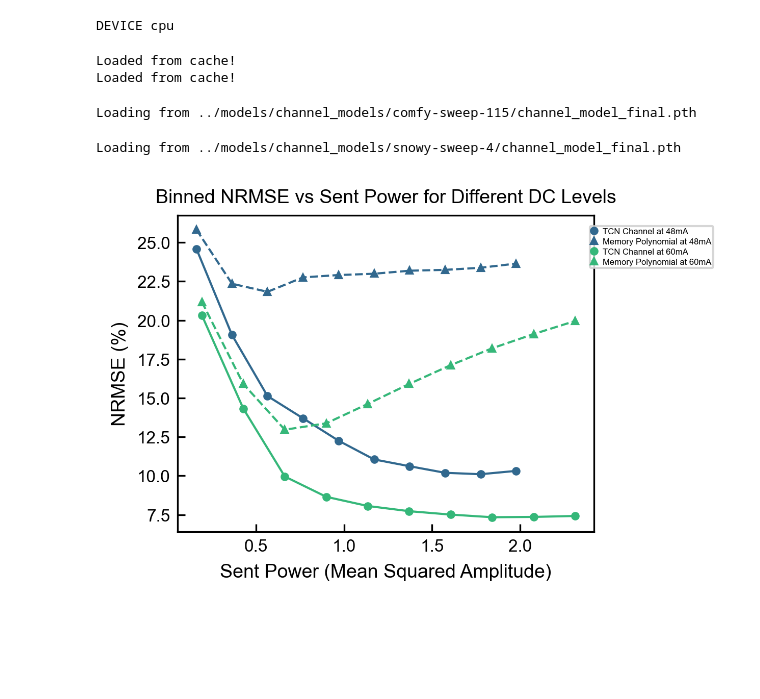
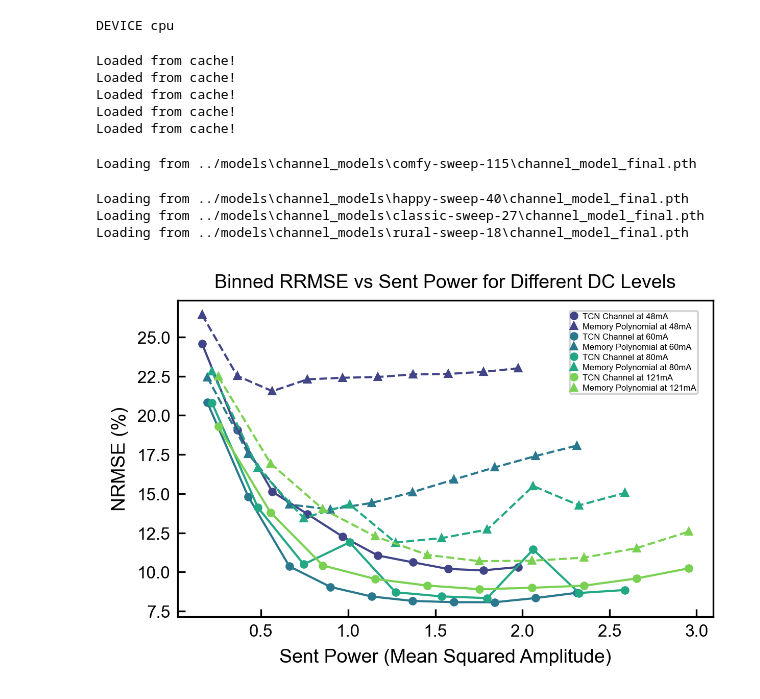
Before and after one commit to UW-Photonics-Lab/prob_tcn_for_LED, a Jupyter notebook: notebooks/make_figures.ipynb, the cells around one changed output. Saved outputs shown, nothing was run; the diff lists cells and outputs as text; code cells hidden in the pictures; blank space fills up the shorter version.

Commit message:
added validation plots and models

```diff
--- a/notebooks/make_figures.ipynb
+++ b/notebooks/make_figures.ipynb
@@ -60,23 +60,64 @@ models = {
         'tcn_channel': "comfy-sweep-115",
         'encoder_decoder_tcn': "volcanic-galaxy-403",
         'memory_polynomial':'blank',
-        'encoder_decoder_mp':'blank',
+        'encoder_decoder_mp':'eager-grass-413',
         'grid_search':"yqzp2ezq",
-        "tcn_validation": "jumping-voice-411",
-        "mp_validation": "morning-jazz-414"
+        "tcn_validation": "fancy-plant-509",
+        "mp_validation": "feasible-violet-510",
+        "no_noise_tcn_validation": "copper-wave-644"
     },
-        "60mA": {
+    "60mA": {
         'ofdm_info': extract_zarr_data( r"../data/channel_measurements/zarr_files/channel_3e5-9.2MHz_2.775.V_0.129A_60mA_scale2_dynamic_power_0.5-3.zarr", DEVICE),
-        'tcn_channel': "snowy-sweep-4",
-        'encoder_decoder_tcn': "blank",
+        'tcn_channel': "happy-sweep-40",
+        'encoder_decoder_tcn': "dazzling-wildflower-535",
         'memory_polynomial':'blank',
-        'encoder_decoder_mp':'blank',
-        'grid_search':"jlwt6o4d"
+        'encoder_decoder_mp':'easy-yogurt-557',
+        'grid_search':"jlwt6o4d",
+        "tcn_validation": "stellar-water-768",
+        "mp_validation": "proud-bird-769",
+        "no_noise_tcn_validation":"northern-terrain-770"
+    },
+    "80mA": {
+        'ofdm_info': extract_zarr_data( r"../data/channel_measurements/zarr_files/channel_3e5-10.8MHz_2.834V_0.135A_80mA_scale2_dynamic_power_0.5-3_v2.zarr", DEVICE),
+        'tcn_channel': "classic-sweep-27",
+        'encoder_decoder_tcn': "blooming-disco-648",
+        'memory_polynomial':'blank',
+        'encoder_decoder_mp':'radiant-wood-740',
+        'grid_search':"mznst1h2",
+        "tcn_validation": "lyric-haze-736",
+        "mp_validation": "radiant-wood-740",
+        "no_noise_tcn_validation":"radiant-dew-742"
+    },
+    "121mA": {
+        'ofdm_info': extract_zarr_data( r"../data/channel_measurements/zarr_files/channel_3e5-13MHz_2.934V_0.121A_121mA_scale2_dynamic_power_0.5-3_v2.zarr", DEVICE),
+        'tcn_channel': "rural-sweep-18",
+        'encoder_decoder_tcn': "gentle-fog-741",
+        'memory_polynomial':'blank',
+        'encoder_decoder_mp':'giddy-fire-743',
+        'grid_search':"tghclulb",
+        "tcn_validation": "icy-snow-746",
+        "mp_validation": "avid-water-751",
+        "no_noise_tcn_validation":"happy-sun-757"
     }
 }
+
+wide_channel =    {"48mA": {
+        'ofdm_info': extract_zarr_data( r"../data/channel_measurements/zarr_files/channel_3e5-20MHz_2.739V_0.125A_47mA_scale2_dynamic_power_0.5-3_v2.zarr", DEVICE),
+        'tcn_channel': "laced-sweep-35",
+        'encoder_decoder_tcn': "comfy-terrain-760",
+        'memory_polynomial':'blank',
+        'encoder_decoder_mp':'',
+        'grid_search':"zek1s87n",
+        "tcn_validation": "comfy-terrain-760",
+        "mp_validation": "still-butterfly-761",
+        "no_noise_tcn_validation": "winter-mountain-765"
+    }}
 # %% [output]
 Loaded from cache!
 Loaded from cache!
+Loaded from cache!
+Loaded from cache!
+Loaded from cache!
 # %%
 # Iterate over different current levels and fit memory polynomial models
 for current_level, model_info in models.items():
@@ -119,36 +160,38 @@ for current_level, model_info in models.items():
         mask = bin_ids == i
         if mask.any():
             filtered_x = X[mask]
             filtered_y = Y[mask]
             noisy_y_pred, y_pred_tcn, std_y_pred, nu_y_pred = tcn_model(filtered_x)
-            tcn_rmse_loss = calculate_rmse_pct_loss(filtered_y, y_pred_tcn)
+            tcn_rmse_loss = calculate_rrmse_pct_loss(filtered_y, y_pred_tcn)
             mp_y_pred = mp_model(filtered_x)
-            mp_rmse_loss = calculate_rmse_pct_loss(filtered_y, mp_y_pred)
+            mp_rmse_loss = calculate_rrmse_pct_loss(filtered_y, mp_y_pred)
             binned_losses[i, 0] = tcn_rmse_loss
             binned_losses[i, 1] = mp_rmse_loss
         else:
             binned_losses[i, 0] = torch.nan
             binned_losses[i, 1] = torch.nan
 
     # Plot binned losses
     bin_centers = 0.5 * (bins[:-1] + bins[1:])
     plt.plot(bin_centers.cpu(), binned_losses[:, 0].cpu(), color=color_palette[current_levels.index(current_level)], marker='o', markersize=3, linestyle='-', label=f'TCN Channel at {current_level}')
     plt.plot(bin_centers.cpu(), binned_losses[:, 1].cpu(), color=color_palette[current_levels.index(current_level)], marker='^', markersize=3, linestyle='--', label=f'Memory Polynomial at {current_level}')
 
-plt.title("Binned NRMSE vs Sent Power for Different DC Levels")
+plt.title("Binned RRMSE vs Sent Power for Different DC Levels")
 plt.xlabel("Sent Power (Mean Squared Amplitude)")
 plt.legend(
     fontsize=4,
     handlelength=0.5,
     labelspacing=0.3,
     borderpad=0.2,
     loc="best",
     bbox_to_anchor=(0.98, 0.98)
 )
 plt.tight_layout()
 plt.ylabel("NRMSE (%)")
 plt.show()
 # %% [output]
-Loading from ../models/channel_models/comfy-sweep-115/channel_model_final.pth
+Loading from ../models\channel_models\comfy-sweep-115\channel_model_final.pth
-Loading from ../models/channel_models/snowy-sweep-4/channel_model_final.pth
+Loading from ../models\channel_models\happy-sweep-40\channel_model_final.pth
+Loading from ../models\channel_models\classic-sweep-27\channel_model_final.pth
+Loading from ../models\channel_models\rural-sweep-18\channel_model_final.pth
-[figure, old version]
+[figure, new version]
```
Also changed, not shown: parts of 5 cells of this notebook, 25 other files.
